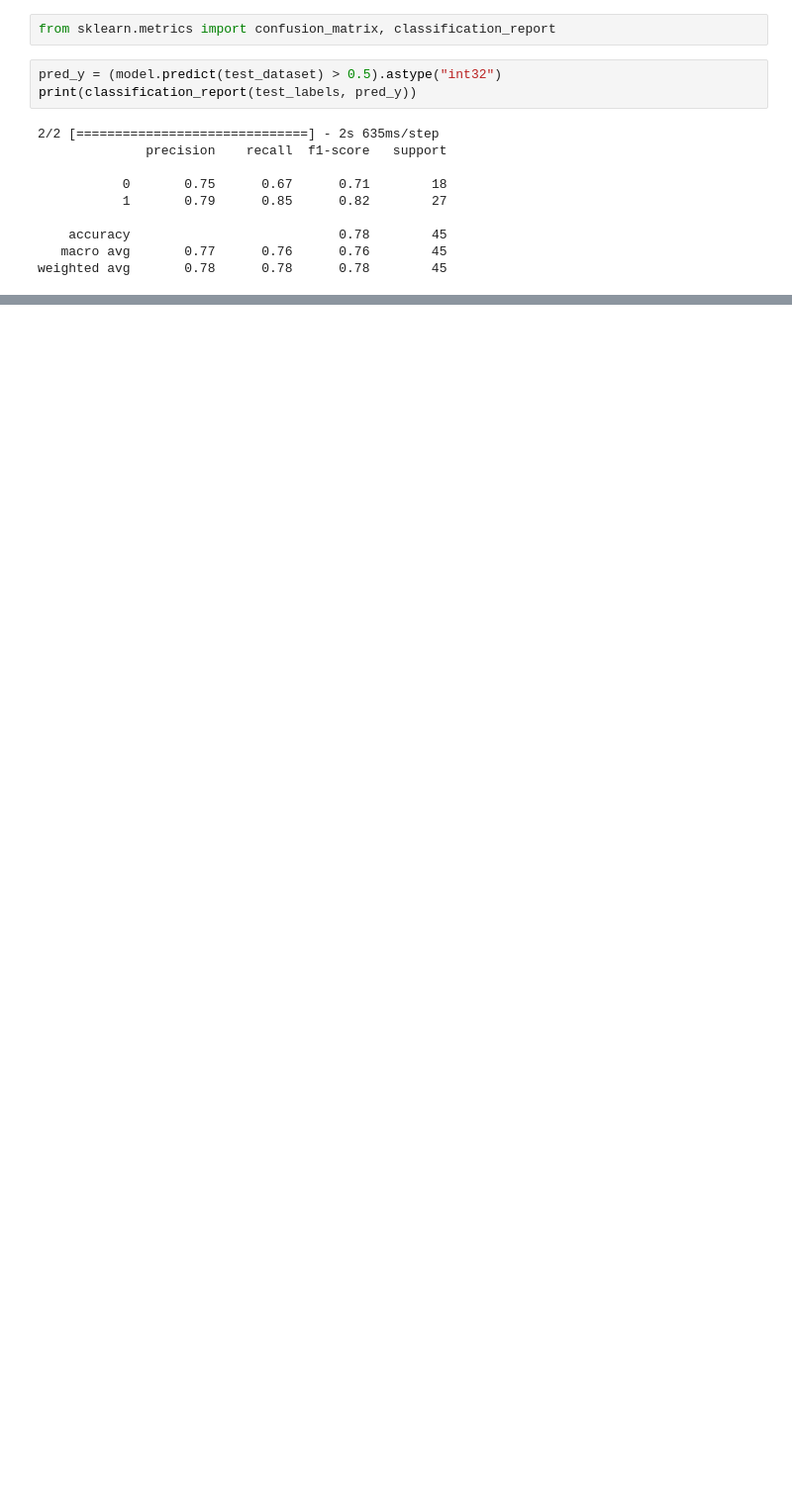
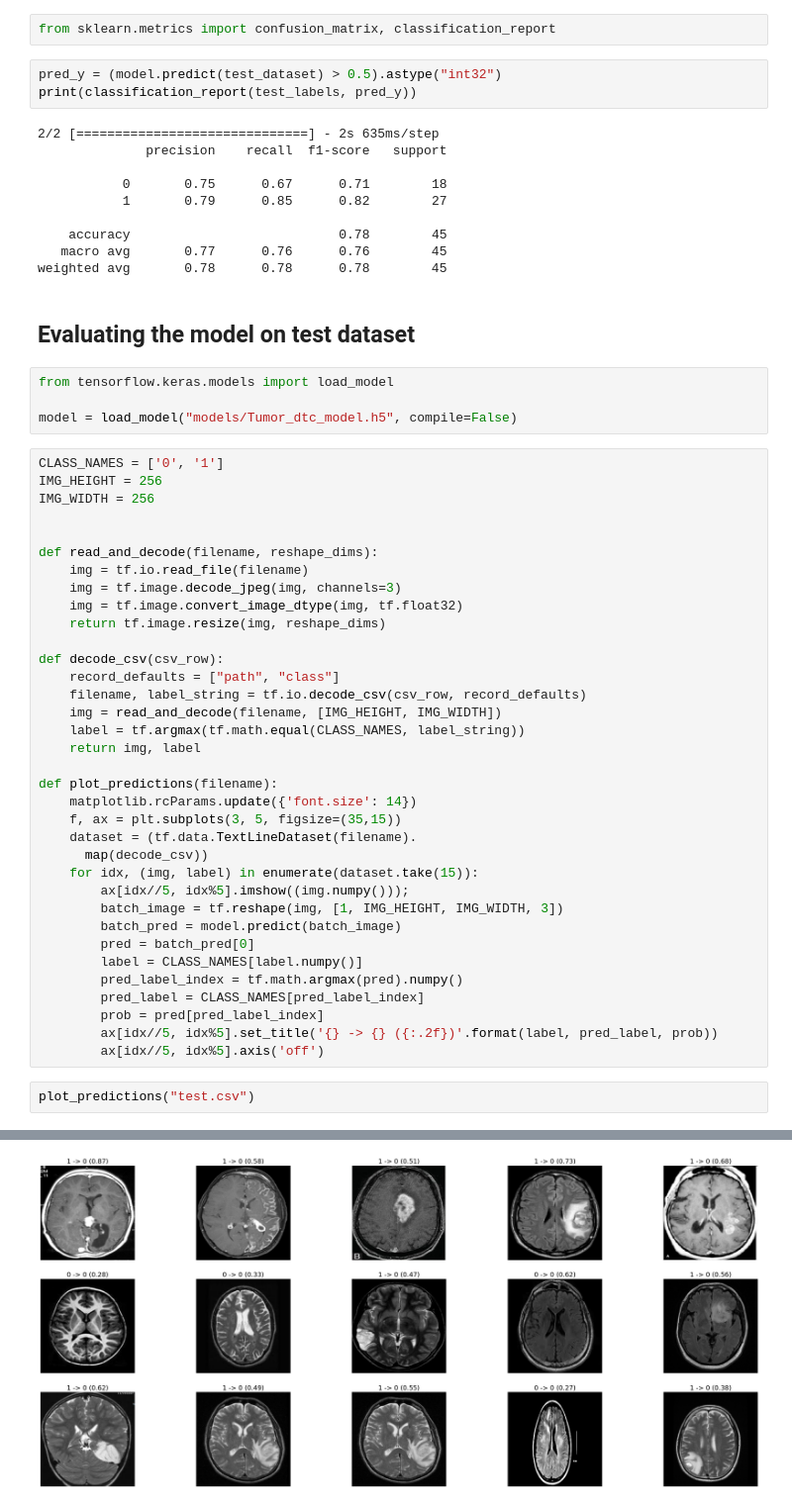
Before and after one commit to PedroAMtz/Brain_Tumor_Detection, a Jupyter notebook: Brain_tumor_classification_tf.ipynb, the cells around one changed output, grey strips where cells are left out. Shown at 99% size. Cells and saved outputs as stored; diff of their text form; blank space fills up the shorter version.

Commit message:
Added model loading and evaluation on test set

```diff
--- a/Brain_tumor_classification_tf.ipynb
+++ b/Brain_tumor_classification_tf.ipynb
@@ -335,3 +335,47 @@ print(classification_report(test_labels, pred_y))
     accuracy                           0.78        45
    macro avg       0.77      0.76      0.76        45
 weighted avg       0.78      0.78      0.78        45
+# %% [markdown]
+## Evaluating the model on test dataset
+# %%
+from tensorflow.keras.models import load_model
+
+model = load_model("models/Tumor_dtc_model.h5", compile=False)
+# %%
+CLASS_NAMES = ['0', '1']
+IMG_HEIGHT = 256
+IMG_WIDTH = 256
+
+
+def read_and_decode(filename, reshape_dims):
+    img = tf.io.read_file(filename)
+    img = tf.image.decode_jpeg(img, channels=3)
+    img = tf.image.convert_image_dtype(img, tf.float32)
+    return tf.image.resize(img, reshape_dims)
+
+def decode_csv(csv_row):
+    record_defaults = ["path", "class"]
+    filename, label_string = tf.io.decode_csv(csv_row, record_defaults)
+    img = read_and_decode(filename, [IMG_HEIGHT, IMG_WIDTH])
+    label = tf.argmax(tf.math.equal(CLASS_NAMES, label_string))
+    return img, label
+
+def plot_predictions(filename):
+    matplotlib.rcParams.update({'font.size': 14})
+    f, ax = plt.subplots(3, 5, figsize=(35,15))
+    dataset = (tf.data.TextLineDataset(filename).
+      map(decode_csv))
+    for idx, (img, label) in enumerate(dataset.take(15)):
+        ax[idx//5, idx%5].imshow((img.numpy()));
+        batch_image = tf.reshape(img, [1, IMG_HEIGHT, IMG_WIDTH, 3])
+        batch_pred = model.predict(batch_image)
+        pred = batch_pred[0]
+        label = CLASS_NAMES[label.numpy()]
+        pred_label_index = tf.math.argmax(pred).numpy()
+        pred_label = CLASS_NAMES[pred_label_index]
+        prob = pred[pred_label_index]
+        ax[idx//5, idx%5].set_title('{} -> {} ({:.2f})'.format(label, pred_label, prob))
+        ax[idx//5, idx%5].axis('off')
+# %%
+plot_predictions("test.csv")
+# %% [output]
@@ -337,0 +397 @@ weighted avg       0.78      0.78      0.78        45
+[figure, added]
```
Also changed, not shown: parts of 1 cell of this notebook.
